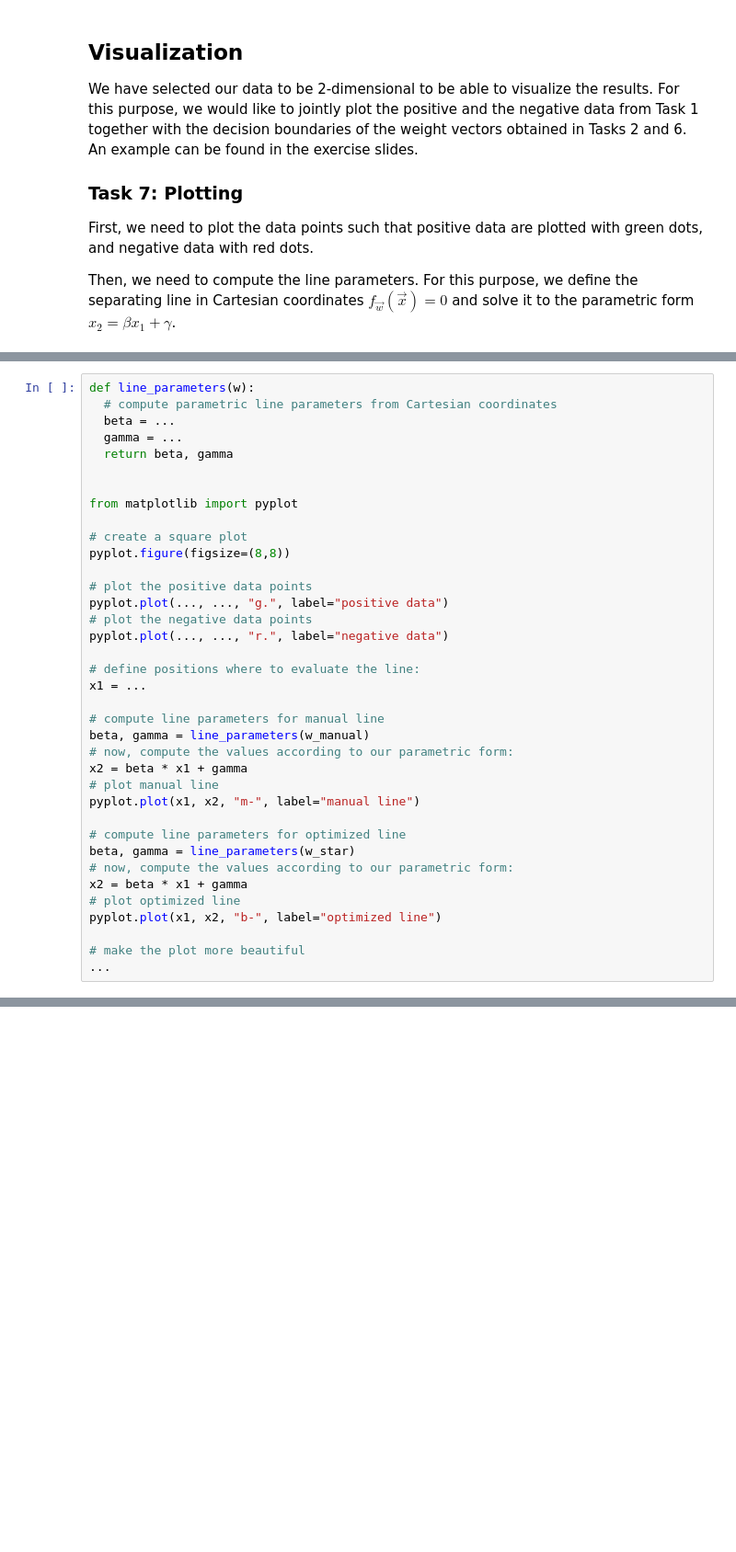
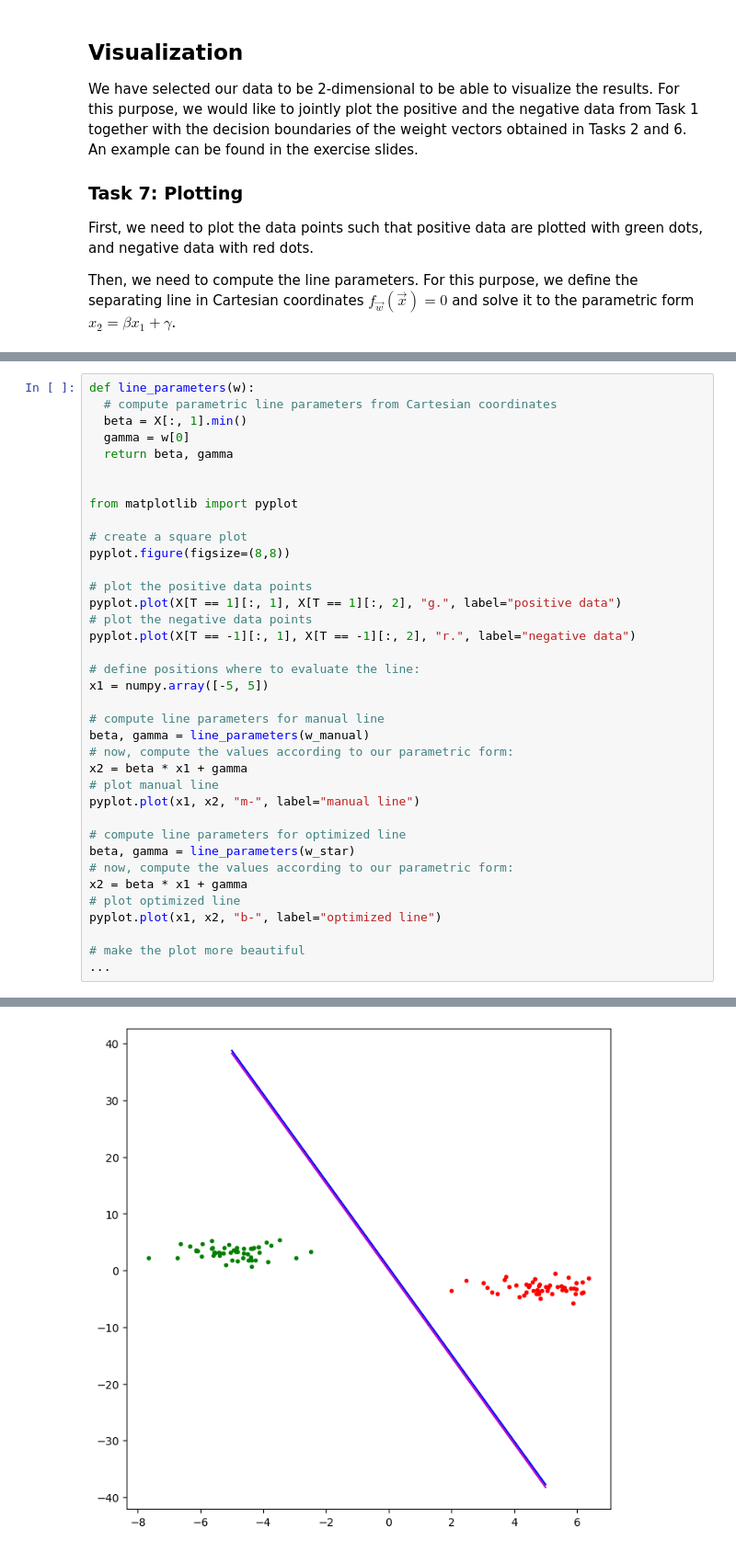
Before and after one commit to chrsBa/Deep-Learning-Assignments, a Jupyter notebook: DL-Assignment01.ipynb, the cells around one changed output, grey strips where cells are left out. Shown at 92% size. Drawn from its saved outputs; the diff is of its cells as text; blank space fills up the shorter version.

```diff
--- a/DL-Assignment01.ipynb
+++ b/DL-Assignment01.ipynb
@@ -198,8 +198,8 @@ plt.show()
 # %%
 def line_parameters(w):
   # compute parametric line parameters from Cartesian coordinates
-  beta = ...
-  gamma = ...
+  beta = X[:, 1].min()
+  gamma = w[0]
   return beta, gamma
 
 
@@ -209,12 +209,12 @@ from matplotlib import pyplot
 pyplot.figure(figsize=(8,8))
 
 # plot the positive data points
-pyplot.plot(..., ..., "g.", label="positive data")
+pyplot.plot(X[T == 1][:, 1], X[T == 1][:, 2], "g.", label="positive data")
 # plot the negative data points
-pyplot.plot(..., ..., "r.", label="negative data")
+pyplot.plot(X[T == -1][:, 1], X[T == -1][:, 2], "r.", label="negative data")
 
 # define positions where to evaluate the line:
-x1 = ...
+x1 = numpy.array([-5, 5])
 
 # compute line parameters for manual line
 beta, gamma = line_parameters(w_manual)
@@ -232,3 +232,4 @@ pyplot.plot(x1, x2, "b-", label="optimized line")
 
 # make the plot more beautiful
 ...
+# %% [output]
@@ -234,0 +237 @@ pyplot.plot(x1, x2, "b-", label="optimized line")
+[figure, added]
```
Also changed, not shown: parts of 3 cells of this notebook.
